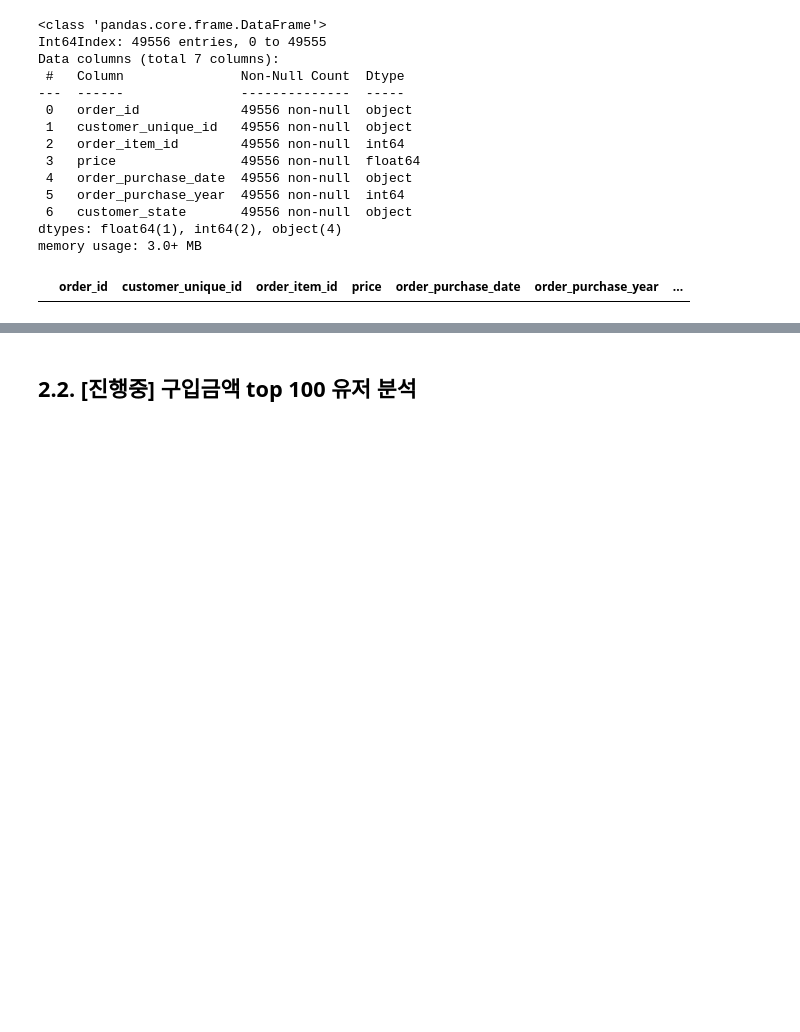
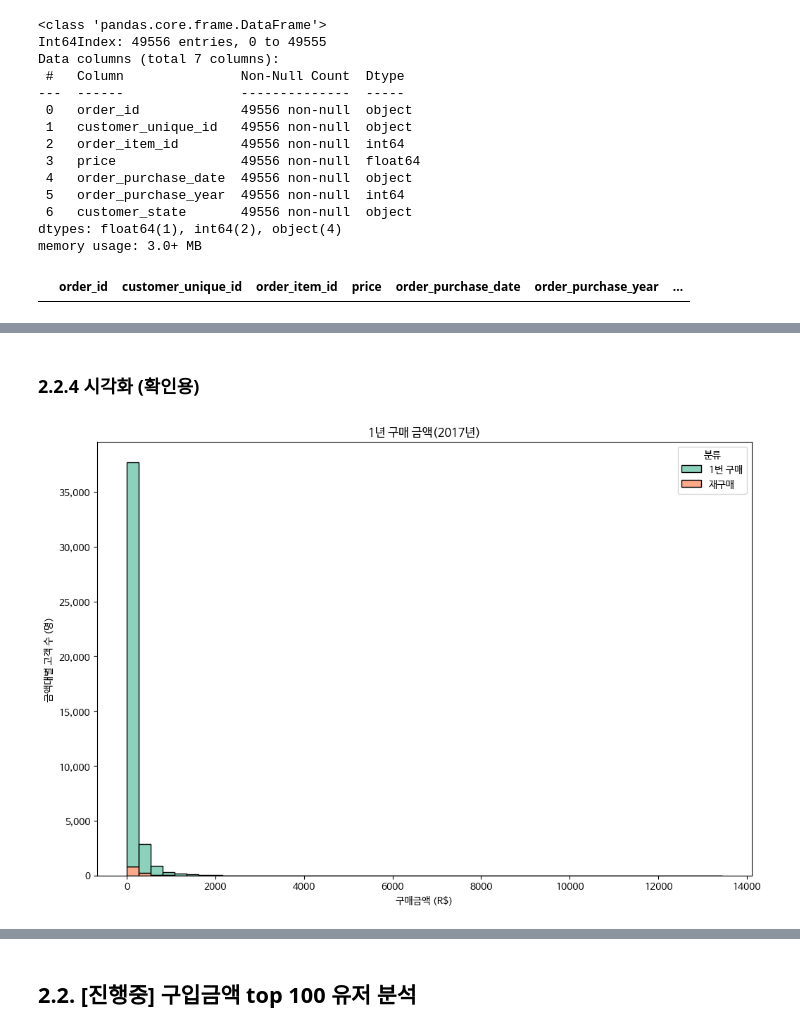
Before and after one commit to Nayoung-young/prj-ecommerce-eda, a Jupyter notebook: User_Analysis.ipynb, the cells around one changed output, grey strips where cells are left out. Saved outputs shown, nothing was run; the diff lists cells and outputs as text; code cells hidden in the pictures; blank space fills up the shorter version.

```diff
--- a/User_Analysis.ipynb
+++ b/User_Analysis.ipynb
@@ -494,0 +608,24 @@ Wall time: 481 ms
+# %% [markdown]
+### 2.2.4 시각화 (확인용)
+# %%
+%%time
+fig, ax = plt.subplots(nrows=1, ncols=1, figsize = (12, 8))
+
+
+sns.histplot(data = df_vip_2017, x ='order_purchase_sum_2017', bins=50, palette='Set2',
+             hue = '분류',
+             #hue ='구매 빈도 수',
+             multiple="stack")
+
+plt.title('1년 구매 금액(2017년)') #가제
+
+plt.xlabel('구매금액 (R$)')
+# plt.xlim(700, 14_000)
+# plt.ylim(0, 1000)
+
+plt.ylabel('금액대별 고객 수 (명)')
+ax.yaxis.set_major_formatter(plt.FuncFormatter(lambda x, p=None: '{:,.0f}'.format(x)))
+
+plt.show()
+# %% [output]
+[figure, added]
```
Also changed, not shown: parts of 73 cells of this notebook.
